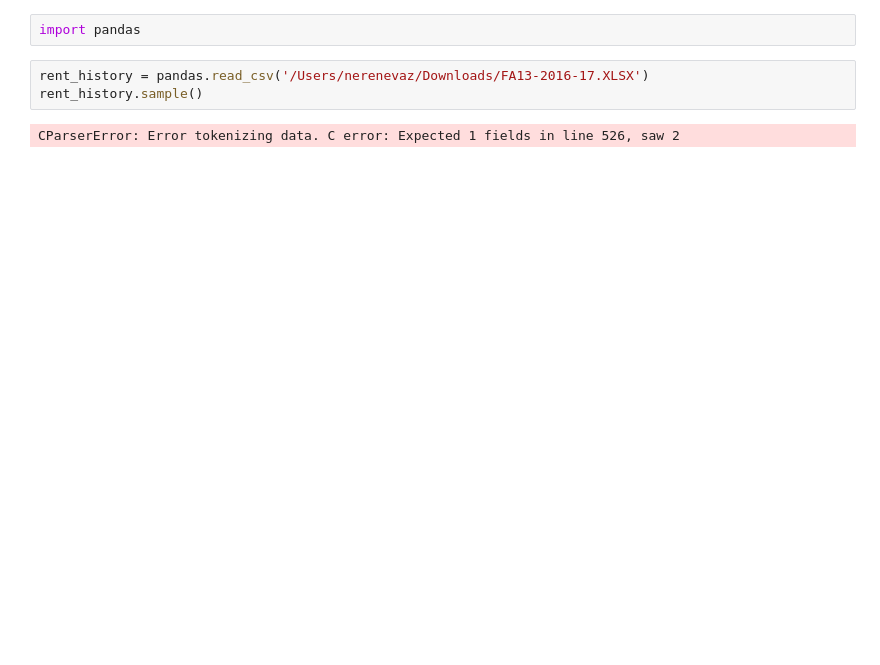
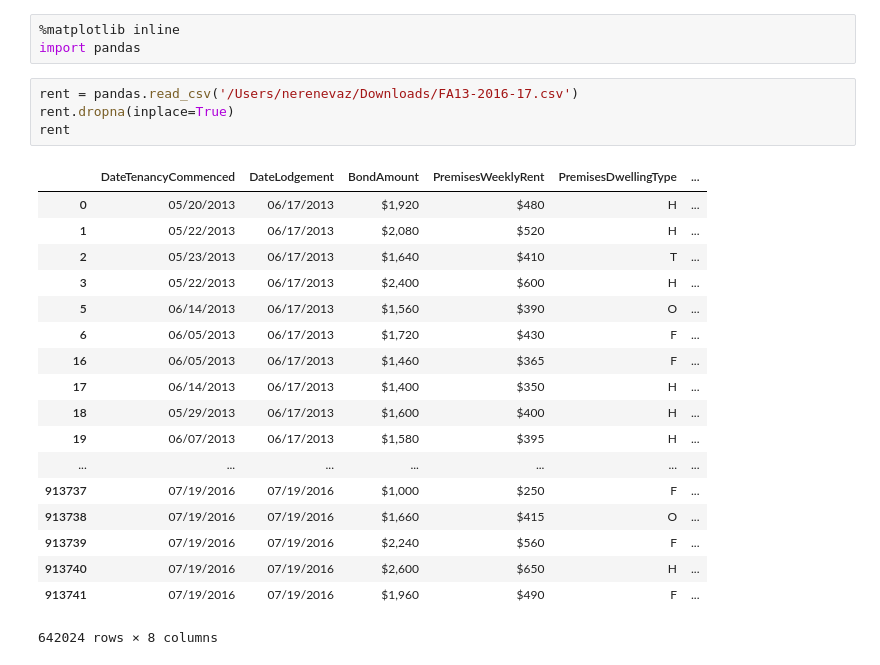
Before and after one commit to i071183/HW_DAT7_20TH_FEB, a Jupyter notebook: Rent.ipynb, the cells around one changed output. Drawn from its saved outputs; the diff is of its cells as text; blank space fills up the shorter version.

```diff
--- a/Rent.ipynb
+++ b/Rent.ipynb
@@ -1,7 +1,26 @@
-# %%
-import pandas
+# %%
+%matplotlib inline
+import pandas
 # %%
-rent_history = pandas.read_csv('/Users/nerenevaz/Downloads/FA13-2016-17.XLSX')
-rent_history.sample()
+rent = pandas.read_csv('/Users/nerenevaz/Downloads/FA13-2016-17.csv')
+rent.dropna(inplace=True)
+rent
 # %% [output]
+|  | DateTenancyCommenced | DateLodgement | BondAmount | PremisesWeeklyRent | PremisesDwellingType | ... |
+| 0 | 05/20/2013 | 06/17/2013 | $1,920 | $480 | H | ... |
+| 1 | 05/22/2013 | 06/17/2013 | $2,080 | $520 | H | ... |
+| 2 | 05/23/2013 | 06/17/2013 | $1,640 | $410 | T | ... |
+| 3 | 05/22/2013 | 06/17/2013 | $2,400 | $600 | H | ... |
+| 5 | 06/14/2013 | 06/17/2013 | $1,560 | $390 | O | ... |
+| 6 | 06/05/2013 | 06/17/2013 | $1,720 | $430 | F | ... |
+| 16 | 06/05/2013 | 06/17/2013 | $1,460 | $365 | F | ... |
+| 17 | 06/14/2013 | 06/17/2013 | $1,400 | $350 | H | ... |
+| 18 | 05/29/2013 | 06/17/2013 | $1,600 | $400 | H | ... |
+| 19 | 06/07/2013 | 06/17/2013 | $1,580 | $395 | H | ... |
+| ... | ... | ... | ... | ... | ... | ... |
+| 913737 | 07/19/2016 | 07/19/2016 | $1,000 | $250 | F | ... |
+| 913738 | 07/19/2016 | 07/19/2016 | $1,660 | $415 | O | ... |
+| 913739 | 07/19/2016 | 07/19/2016 | $2,240 | $560 | F | ... |
+| 913740 | 07/19/2016 | 07/19/2016 | $2,600 | $650 | H | ... |
+| 913741 | 07/19/2016 | 07/19/2016 | $1,960 | $490 | F | ... |
-CParserError: Error tokenizing data. C error: Expected 1 fields in line 526, saw 2
+642024 rows × 8 columns
```
Also changed, not shown: parts of 2 cells of this notebook.
